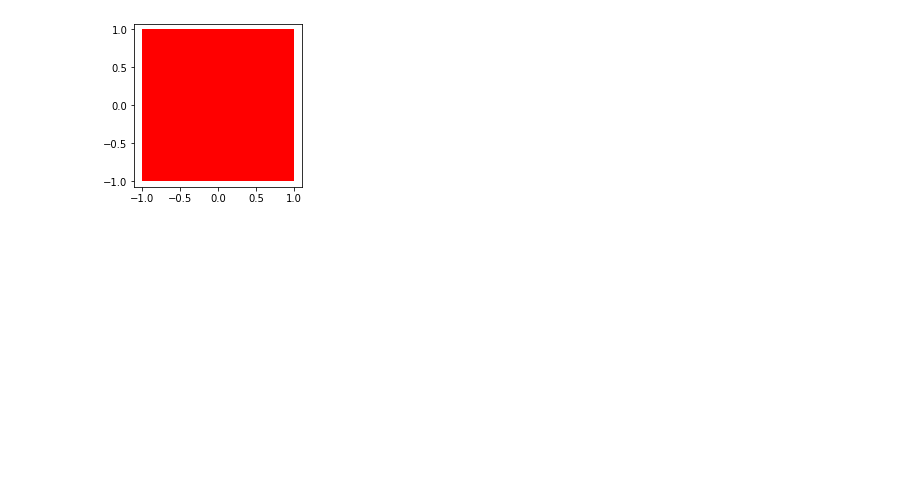
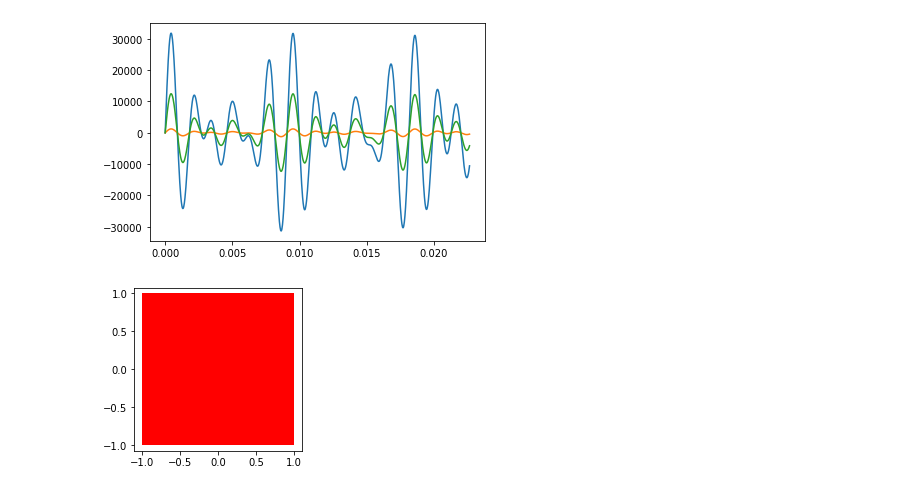
Before and after one commit to g-perona/Music-Project, a Jupyter notebook: quiz.ipynb, the cells around one changed output. Saved outputs shown, nothing was run; the diff lists cells and outputs as text; code cells hidden in the pictures; blank space fills up the shorter version.

```diff
--- a/quiz.ipynb
+++ b/quiz.ipynb
@@ -62,6 +62,13 @@ def generate_sound(R_val, G_val, B_val):
     # normalize to 16-bit range
     out*= 32767 / np.max(np.abs(LOC_WHITE))
     return out
+# %%
+plt.plot(t[:1000], generate_sound(255,255,255)[:1000])
+plt.plot(t[:1000], generate_sound(10,10,10)[:1000])
+plt.plot(t[:1000], generate_sound(100,100,100)[:1000])
+plt.show()
+# %% [output]
+[figure, added]
 # %%
 def generate_random_color():
     return np.random.randint(256, size=3)
```
Also changed, not shown: parts of 1 cell of this notebook.
